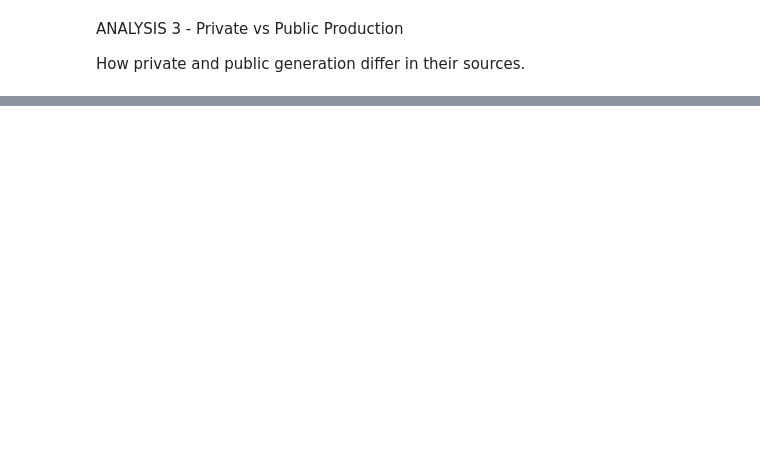
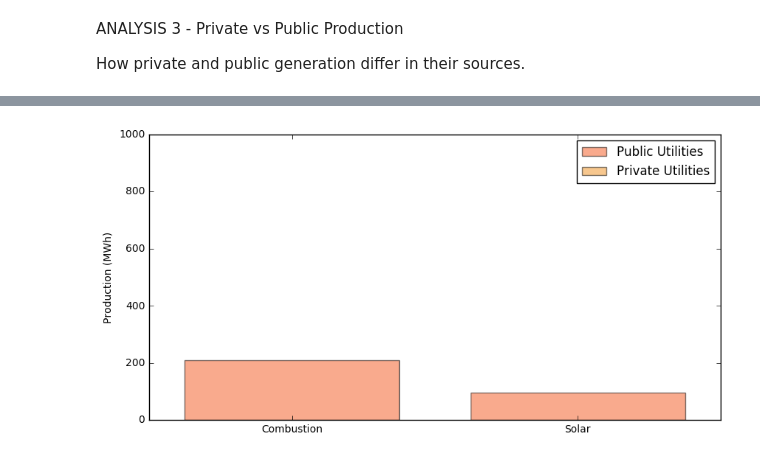
Before and after one commit to AliSteel/Costa-Rican-Energy-Exploration, a Jupyter notebook: Exploration of Costa Rican Energy Generation in Oct 2016.ipynb, the cells around one changed output, grey strips where cells are left out. Saved outputs shown, nothing was run; the diff lists cells and outputs as text; code cells hidden in the pictures; blank space fills up the shorter version.

```diff
--- a/Exploration of Costa Rican Energy Generation in Oct 2016.ipynb
+++ b/Exploration of Costa Rican Energy Generation in Oct 2016.ipynb
@@ -194,0 +222,46 @@ plt.show()
+# %%
+#smaller scale graph
+#new data
+small_public = [pp.ix["Termica","Public"], pp.ix["Solar","Public"]]
+small_private = [pp.ix["Termica","Private"], pp.ix["Solar","Private"]]
+small_bar_l = [0, 1]
+fig, ax1 = plt.subplots(1, figsize=(10,5), dpi=300)
+small_x_labels = x_labels = ["Combustion","Solar"]
+bar_width = 0.75
+ax1.bar(small_bar_l,
+        # using the public data
+        small_public,
+        # set the width
+        width=bar_width,
+        # with the label pre score
+        label='Public Utilities',
+        # with alpha 0.5
+        alpha=0.5,
+        # with color
+        color='#F4561D',
+        align="center")
+
+ax1.bar(small_bar_l,
+        # using the private data
+        small_private,
+        # set the width
+        width=bar_width,
+        # with pre_score on the bottom
+        #bottom=public,
+        # with the label mid score
+        label='Private Utilities',
+        # with alpha 0.5
+        alpha=0.5,
+        # with color
+        color='#F1911E',
+        align="center")
+
+plt.ylim(0, 1000)
+plt.xlim(-0.5,1.5)
+ax1.set_ylabel("Production (MWh)")
+ax1.set_xticks(small_bar_l)
+ax1.set_xticklabels(small_x_labels)
+plt.legend()
+plt.show()
+# %% [output]
+[figure, added]
```
Also changed, not shown: parts of 10 cells of this notebook.
